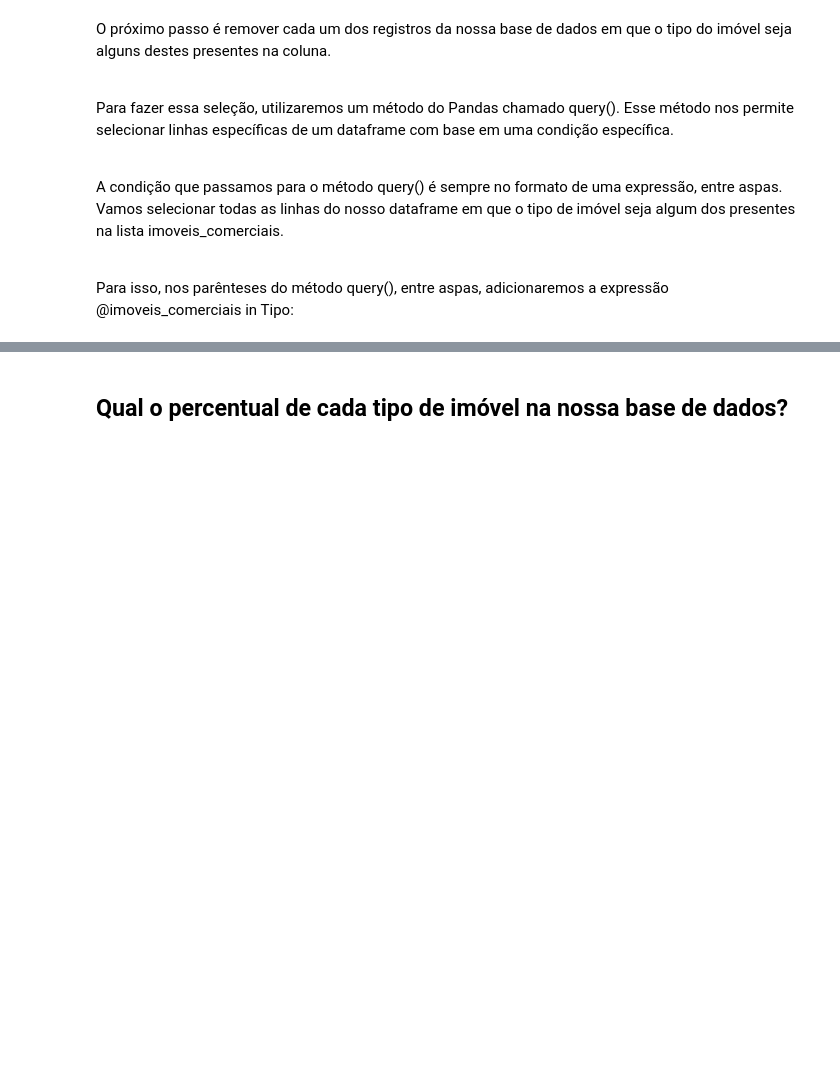
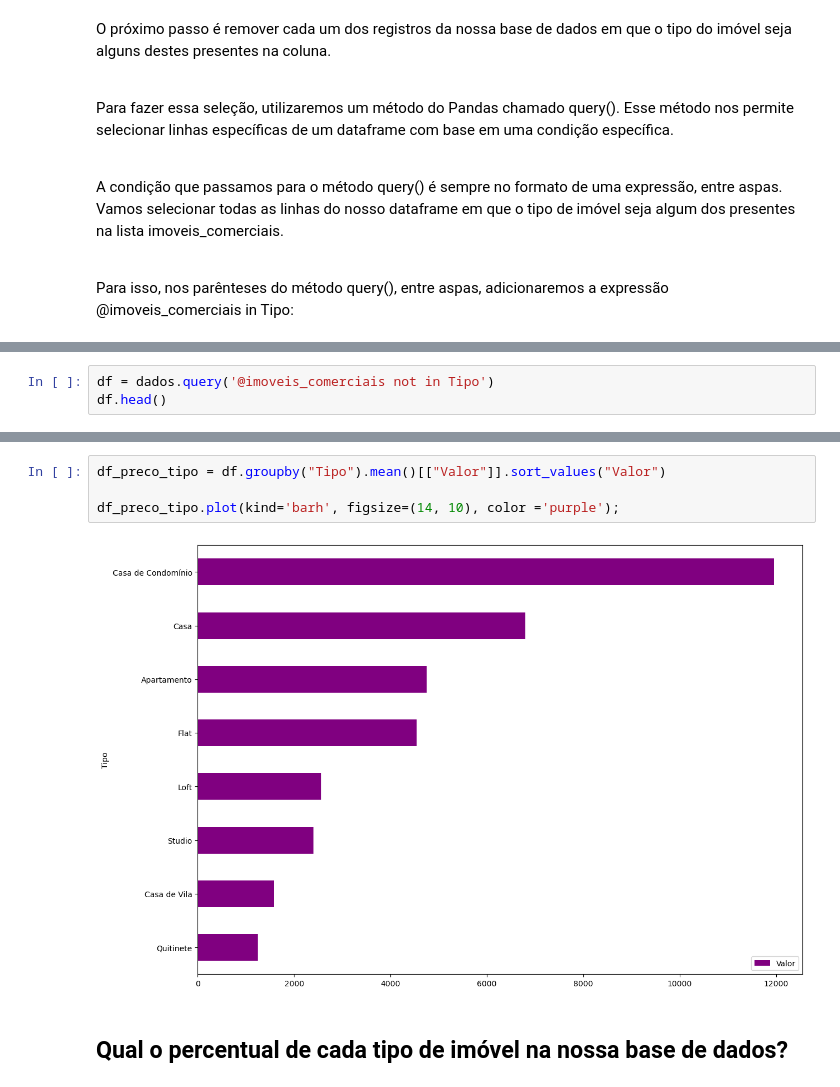
Before and after one commit to GabiDeutner/Python_Data_Science, a Jupyter notebook: notebook_inicial.ipynb, the cells around one changed output, grey strips where cells are left out. Drawn from its saved outputs; the diff is of its cells as text; blank space fills up the shorter version.

Commit message:
removendo os imoveis comerciais

```diff
--- a/notebook_inicial.ipynb
+++ b/notebook_inicial.ipynb
@@ -409,0 +456,3 @@ Para isso, nos parênteses do método query(), entre aspas, adicionaremos a expr
+# %%
+df = dados.query('@imoveis_comerciais not in Tipo')
+df.head()
@@ -410,3 +481,9 @@ Para isso, nos parênteses do método query(), entre aspas, adicionaremos a expr
+# %%
+df_preco_tipo = df.groupby("Tipo").mean()[["Valor"]].sort_values("Valor")
+
+df_preco_tipo.plot(kind='barh', figsize=(14, 10), color ='purple');
+# %% [output]
+[figure, added]
 # %% [markdown]
 ## Qual o percentual de cada tipo de imóvel na nossa base de dados?
 # %% [markdown]
```
Also changed, not shown: parts of 12 cells of this notebook.
